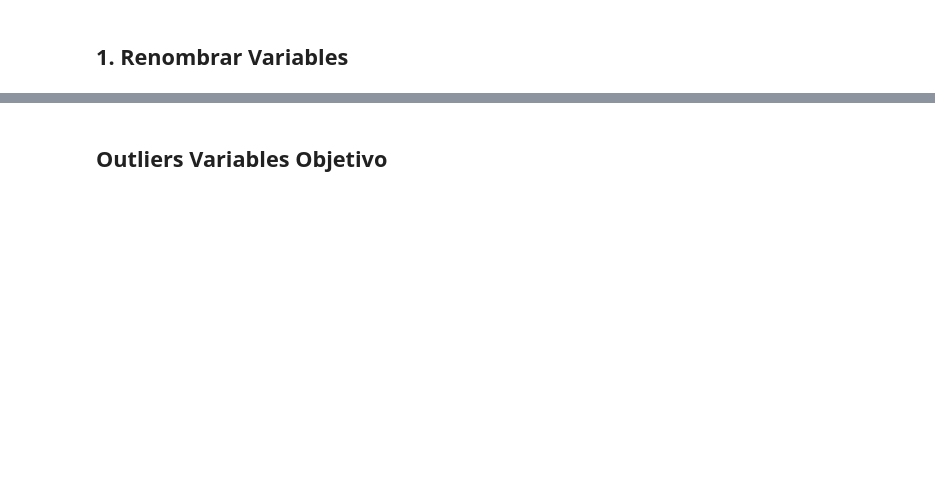
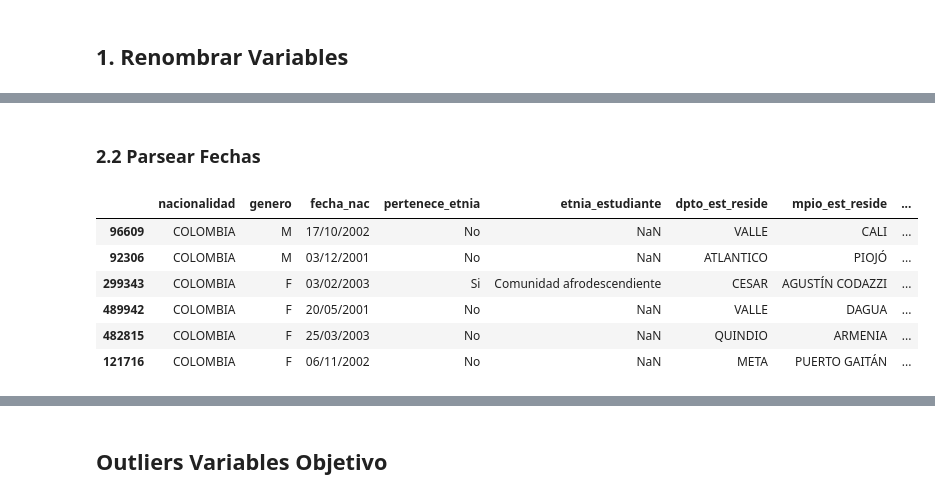
Before and after one commit to JorgeJordyJaimes/prediccion-icfes-colombia, a Jupyter notebook: notebooks/2. limpieza-datos.ipynb, the cells around one changed output, grey strips where cells are left out. Cells and saved outputs as stored; diff of their text form; code cells hidden in the pictures; blank space fills up the shorter version.

```diff
--- a/notebooks/2. limpieza-datos.ipynb
+++ b/notebooks/2. limpieza-datos.ipynb
@@ -118,0 +241,5 @@ for col in icfes.select_dtypes(include=["int64", "float64"]).columns:
+# %%
+icfes['percentil_global'] = icfes['percentil_global'].fillna(icfes['percentil_provisorio']).round(0)
+icfes['percentil_provisorio'] = icfes['puntaje_global'].rank(pct=True) * 100
+icfes.drop(columns='percentil_provisorio', inplace=True)
+icfes['percentil_global'].value_counts(dropna=False)
@@ -118,0 +276,12 @@ for col in icfes.select_dtypes(include=["int64", "float64"]).columns:
+# %% [markdown]
+### 2.2 Parsear Fechas
+# %%
+icfes.sample(6)
+# %% [output]
+|  | nacionalidad | genero | fecha_nac | pertenece_etnia | etnia_estudiante | dpto_est_reside | mpio_est_reside | ... |
+| 96609 | COLOMBIA | M | 17/10/2002 | No | NaN | VALLE | CALI | ... |
+| 92306 | COLOMBIA | M | 03/12/2001 | No | NaN | ATLANTICO | PIOJÓ | ... |
+| 299343 | COLOMBIA | F | 03/02/2003 | Si | Comunidad afrodescendiente | CESAR | AGUSTÍN CODAZZI | ... |
+| 489942 | COLOMBIA | F | 20/05/2001 | No | NaN | VALLE | DAGUA | ... |
+| 482815 | COLOMBIA | F | 25/03/2003 | No | NaN | QUINDIO | ARMENIA | ... |
+| 121716 | COLOMBIA | F | 06/11/2002 | No | NaN | META | PUERTO GAITÁN | ... |
```
Also changed, not shown: parts of 26 cells of this notebook.
